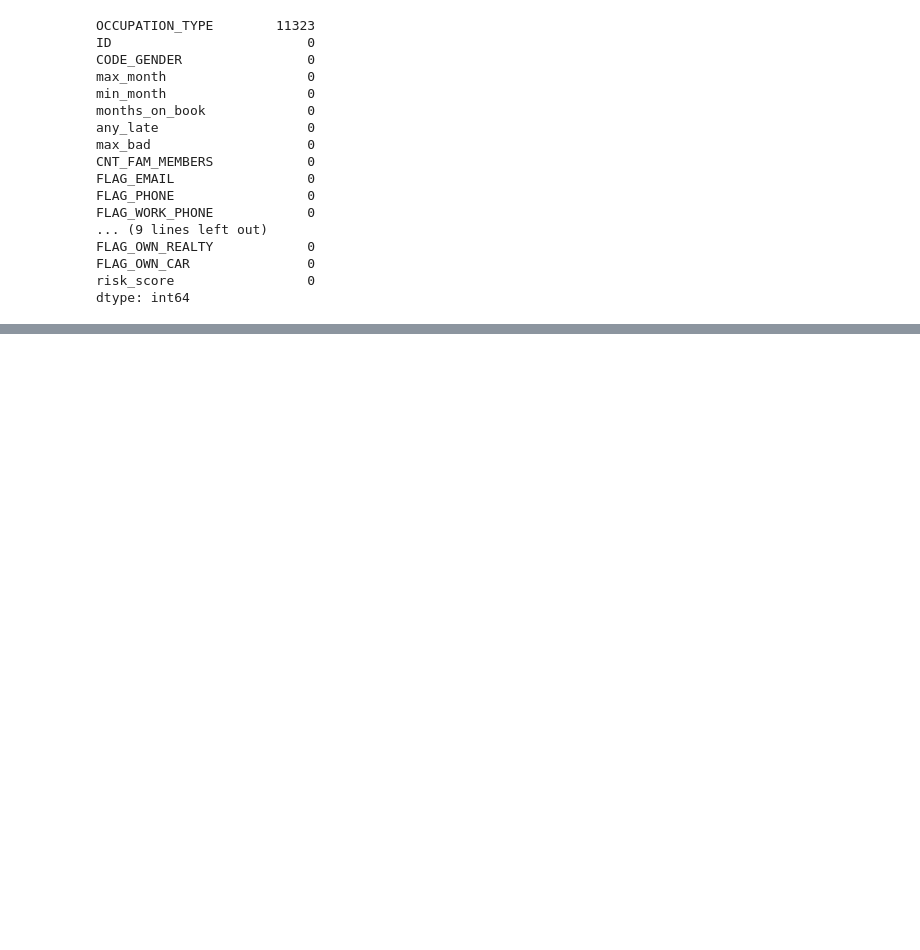
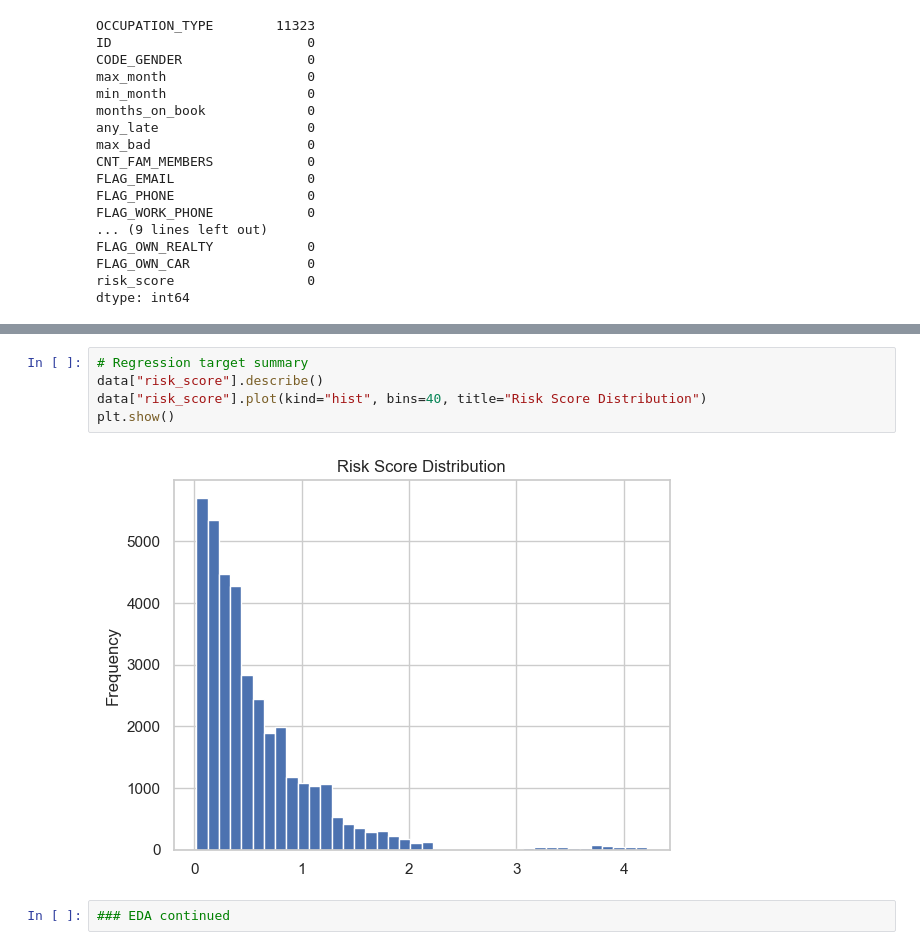
Before and after one commit to Rajabboev/hybrid_credit_risk_ML, a Jupyter notebook: Notebooks/hybrid_ml_credit_risk_16577.ipynb, the cells around one changed output, grey strips where cells are left out. Cells and saved outputs as stored; diff of their text form; blank space fills up the shorter version.

```diff
--- a/Notebooks/hybrid_ml_credit_risk_16577.ipynb
+++ b/Notebooks/hybrid_ml_credit_risk_16577.ipynb
@@ -178,0 +194,9 @@ data.describe()
+# %%
+# Regression target summary
+data["risk_score"].describe()
+data["risk_score"].plot(kind="hist", bins=40, title="Risk Score Distribution")
+plt.show()
+# %% [output]
+[figure, added]
+# %%
+### EDA continued
```
Also changed, not shown: parts of 17 cells of this notebook.
